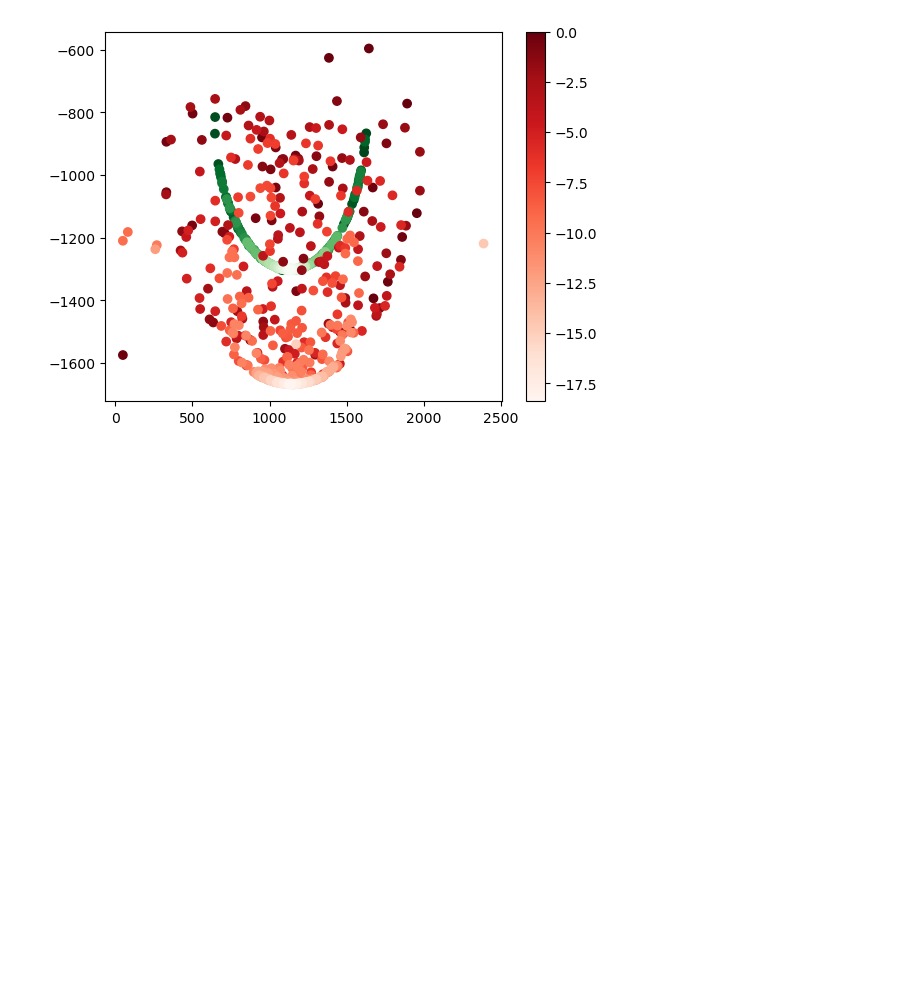
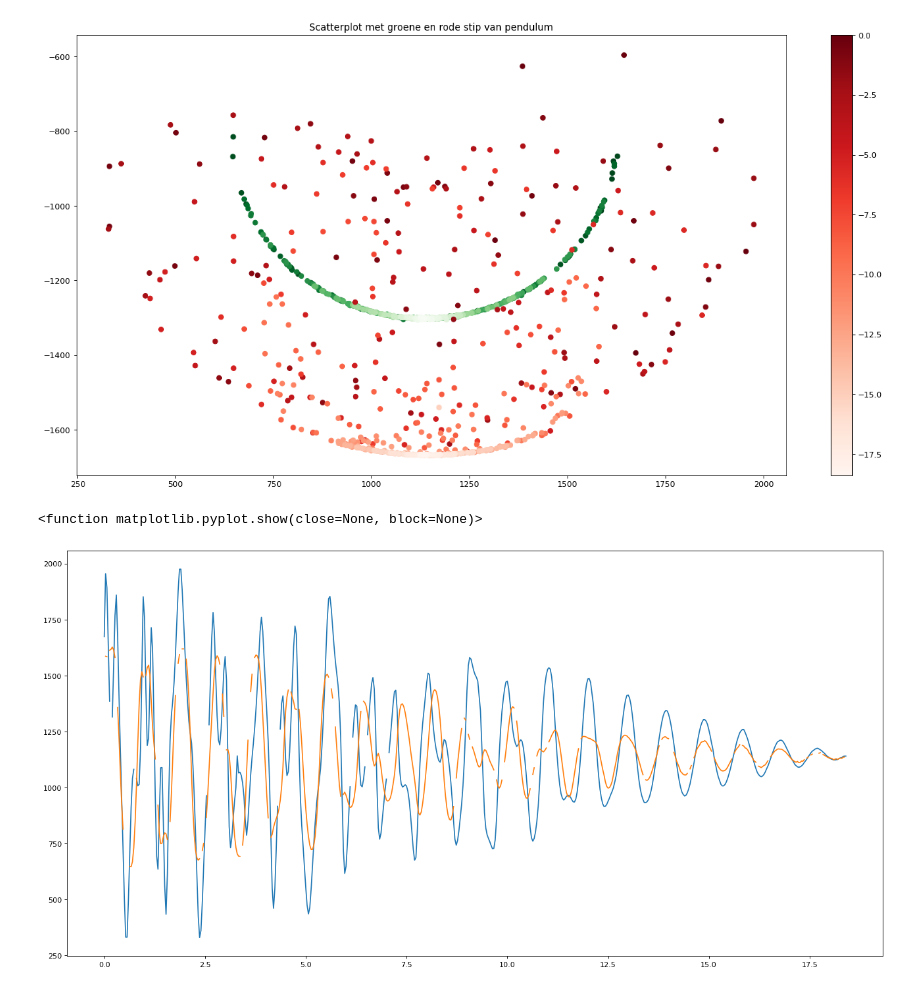
Before and after one commit to ebepolman-bit/RP2, a Jupyter notebook: Mapping.ipynb, the cells around one changed output. Drawn from its saved outputs; the diff is of its cells as text; code cells hidden in the pictures; blank space fills up the shorter version.

```diff
--- a/Mapping.ipynb
+++ b/Mapping.ipynb
@@ -28,15 +28,25 @@ print(file2)
 # %%
 time = file["time_s"].to_numpy()
 x = file["x"].to_numpy()
 y = -file["y"].to_numpy()
 
 time2 = file2["time_s"].to_numpy()
 x2 = file2["x"].to_numpy()
 y2 = -file2["y"].to_numpy()
 
+plt.figure(figsize=(20,10), dpi=80)
+plt.title("Scatterplot met groene en rode stip van pendulum")
 plt.scatter(x2, y2, c=-time2, cmap='Greens')
 plt.scatter(x, y, c=-time, cmap='Reds')
 plt.colorbar()
 plt.show()
+
+
+plt.figure(figsize=(20,10), dpi=80)
+plt.plot(time,x)
+plt.plot(time2,x2)
+plt.show
 # %% [output]
-[figure, old version]
+[figure, new version]
+<function matplotlib.pyplot.show(close=None, block=None)>
+[figure, added]
```
Also changed, not shown: parts of 1 cell of this notebook, 1 other file.
